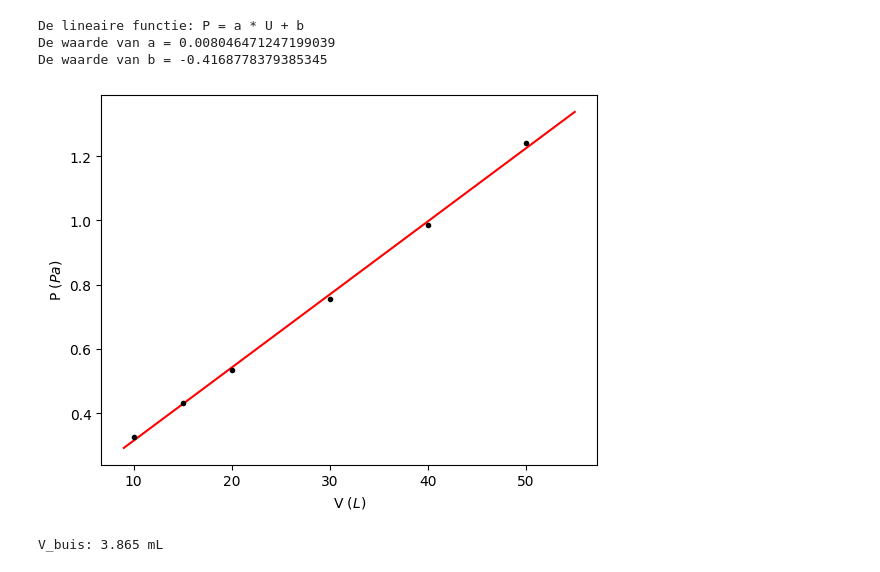
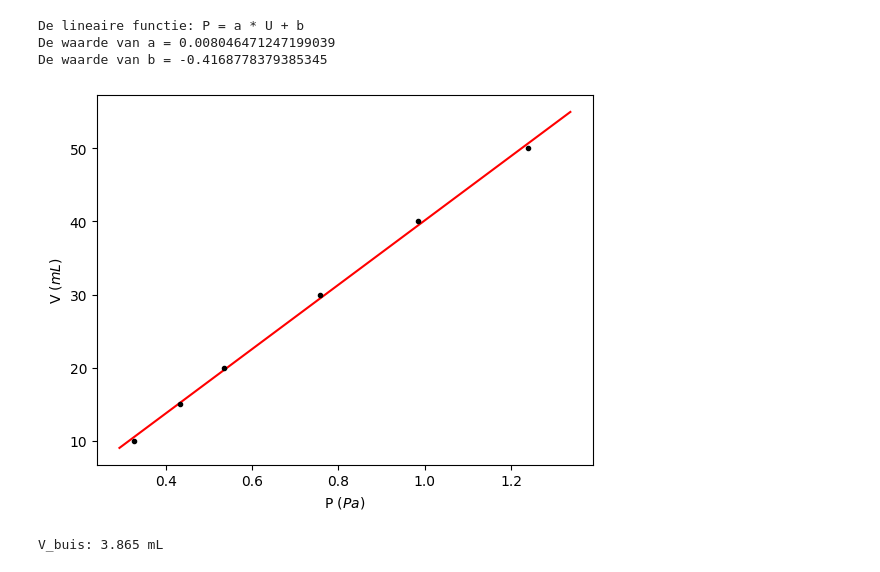
Before and after one commit to ChrisPfeifferTU/49, a Jupyter notebook: Content/Labs/druksensorijken.ipynb, the cells around one changed output. Saved outputs shown, nothing was run; the diff lists cells and outputs as text; code cells hidden in the pictures.

```diff
--- a/Content/Labs/druksensorijken.ipynb
+++ b/Content/Labs/druksensorijken.ipynb
@@ -128,36 +128,36 @@ U_2 = 216 # bits bij 30 mL
 U_3 = 284 # bits bij 20 mL
 U_4 = 339 # bits bij 15 mL
 U_5 = 433 # bits bij 10 mL
 
 U_bits = np.array([U_0, U_1, U_2, U_3, U_4, U_5])
 
 V_syr = np.array([50, 40, 30, 20, 15, 10])*1e-3
 
 P = a*U_bits + b
 
 P_inv = 1/P
 
 def fit(V, a_fit, b_fit):
     return a_fit*V + b_fit
 
 pop, cov = curve_fit(fit, V_syr, P_inv)
 
 a_fit = pop[0]
 b_fit = pop[1]
 
 V_buis = b_fit/a_fit
 
 V_fit = np.linspace(V_syr.min() * 0.9, V_syr.max() * 1.1, 100)
 P_inv_fit = fit(V_fit, a_fit, b_fit)
 
 plt.figure()
-plt.plot(V_fit * 1e3, P_inv_fit, '-', color='red')
-plt.plot(V_syr * 1e3, P_inv, 'k.')
-plt.xlabel('V $(L)$')
-plt.ylabel('P $(Pa)$')
+plt.plot(P_inv_fit, V_fit * 1e3, '-', color='red')
+plt.plot(P_inv, V_syr * 1e3, 'k.')
+plt.ylabel('V $(mL)$')
+plt.xlabel('P $(Pa)$')
 plt.show()
 
 print(f'V_buis: {V_buis * 1e3:.3f} mL')
 # %% [output]
-[figure, old version]
+[figure, new version]
 V_buis: 3.865 mL
```
Also changed, not shown: 4 other files.
